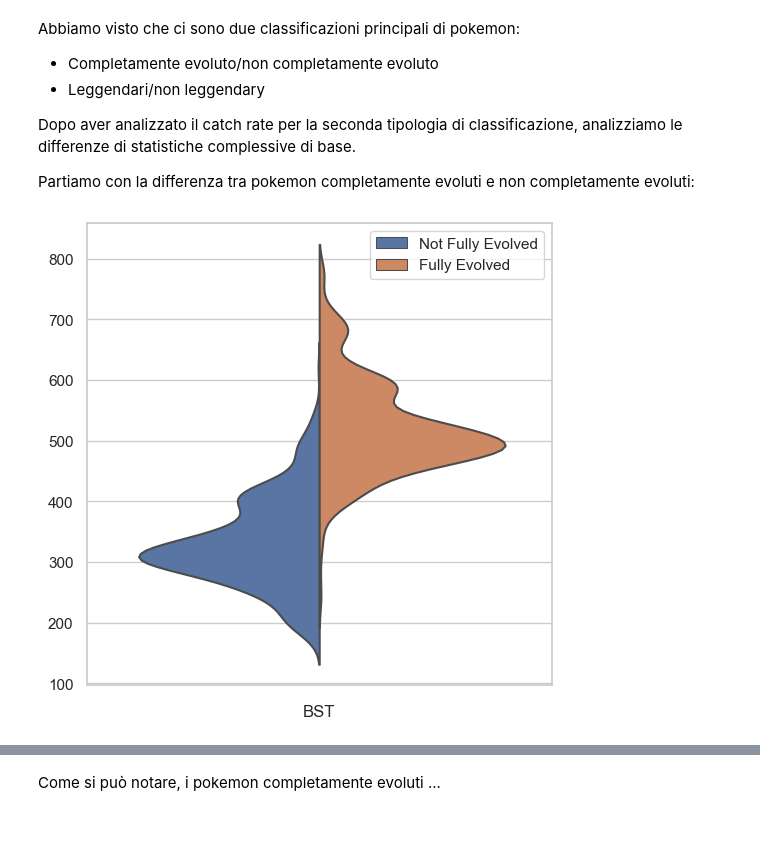
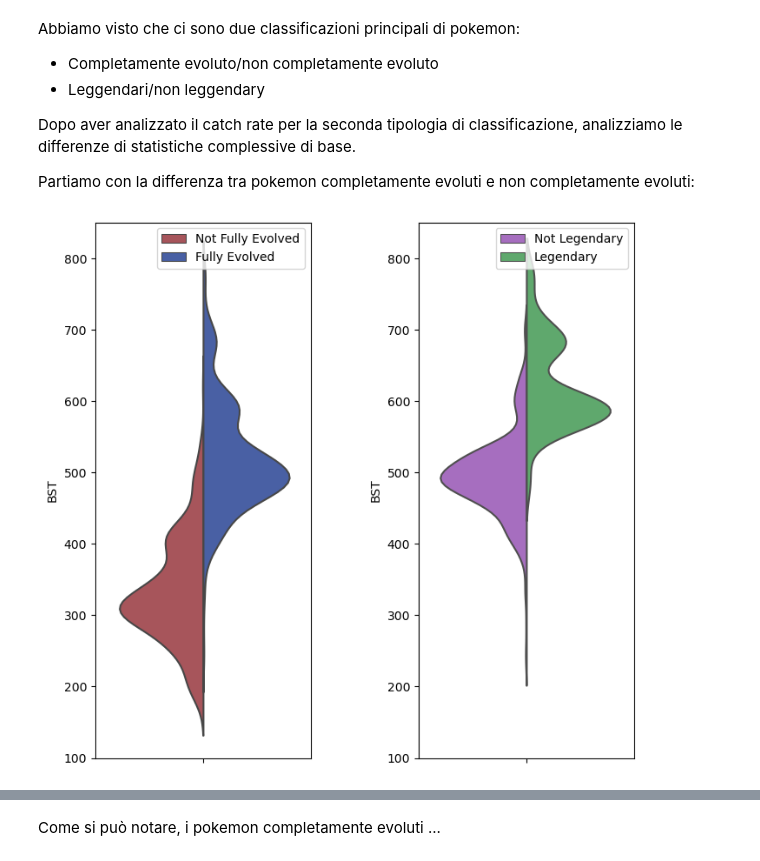
Before and after one commit to Mantotheale/PokemonScientificVisualization, a Jupyter notebook: Pokemon_notebook.ipynb, the cells around one changed output, grey strips where cells are left out. Drawn from its saved outputs; the diff is of its cells as text; code cells hidden in the pictures; blank space fills up the shorter version.

```diff
--- a/Pokemon_notebook.ipynb
+++ b/Pokemon_notebook.ipynb
@@ -205,8 +205,7 @@ Vediamo le distribuzioni delle statistiche.
 # %%
-fig, axes = plt.subplots(figsize=(10,10))
-sns.set(style="whitegrid")
+fig, axes = plt.subplots()
 sns.violinplot(data=dataset[["HP","Att","Def","Spa","Spd","Spe"]], ax = axes, orient ='h')
 plt.grid(False)
-#plt.gca().set_frame_on(False)
+plt.gca().set_frame_on(False)
 plt.show()
 # %% [output]
@@ -222,15 +221,30 @@ Dopo aver analizzato il catch rate per la seconda tipologia di classificazione,
 
 Partiamo con la differenza tra pokemon completamente evoluti e non completamente evoluti:
 # %%
-d = dataset
+d = dataset[["BST", "Final Evolution", "Legendary"]].copy()
 d["all"] = ""
 
-plt.figure(figsize=(6,6))
-ax = sns.violinplot(x='all', y='BST', hue='Final Evolution', data=d, split=True, inner=None)
+my_pal1 = {0: '#B5474F', 1: '#3A58B3'}
+my_pal2 = {0: '#AB60CD', 1: '#53B466'}
+
+plt.subplots(figsize = (8, 8))
+
+plt.subplot(1, 2, 1)
+plt.subplots_adjust(wspace = 0.5)
+ax = sns.violinplot(x='all', y='BST', hue='Final Evolution', data=d, split=True, inner=None, palette=my_pal1)
 ax.legend(handles=ax.legend_.legendHandles, labels=['Not Fully Evolved', 'Fully Evolved'], loc='upper right')
-plt.xlabel("BST")
-plt.ylabel("")
+plt.xlabel("")
+
+plt.ylim([100,850])
+
+plt.subplot(1, 2, 2)
+ax = sns.violinplot(x='all', y='BST', hue='Legendary', data=d[d['Final Evolution'] == 1], split=True, inner=None, palette=my_pal2)
+ax.legend(handles=ax.legend_.legendHandles, labels=['Not Legendary', 'Legendary'])
+plt.xlabel("")
+
+plt.ylim([100,850])
+
 plt.show()
 # %% [output]
-[figure, old version]
+[figure, new version]
 # %%
```
Also changed, not shown: parts of 19 cells of this notebook.
